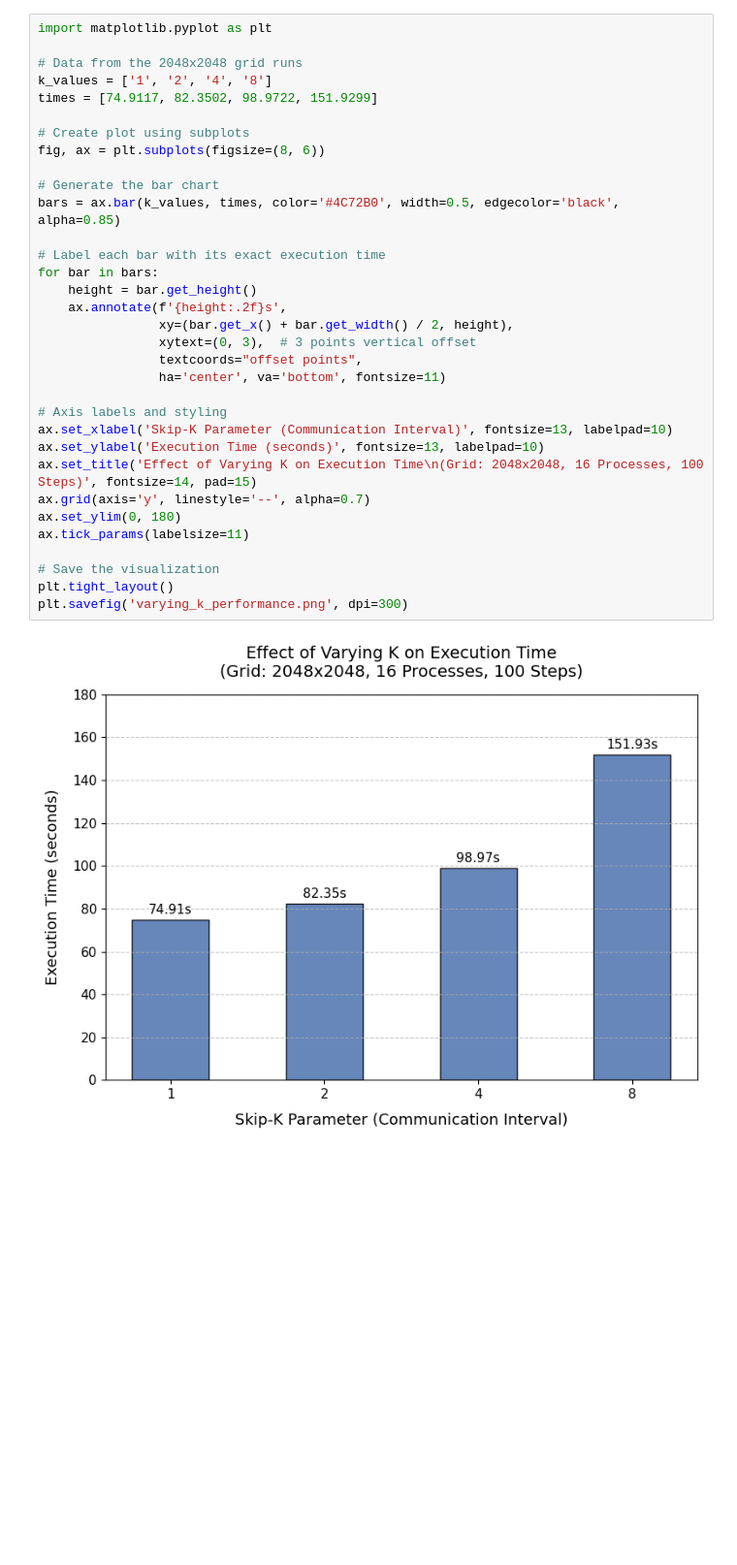
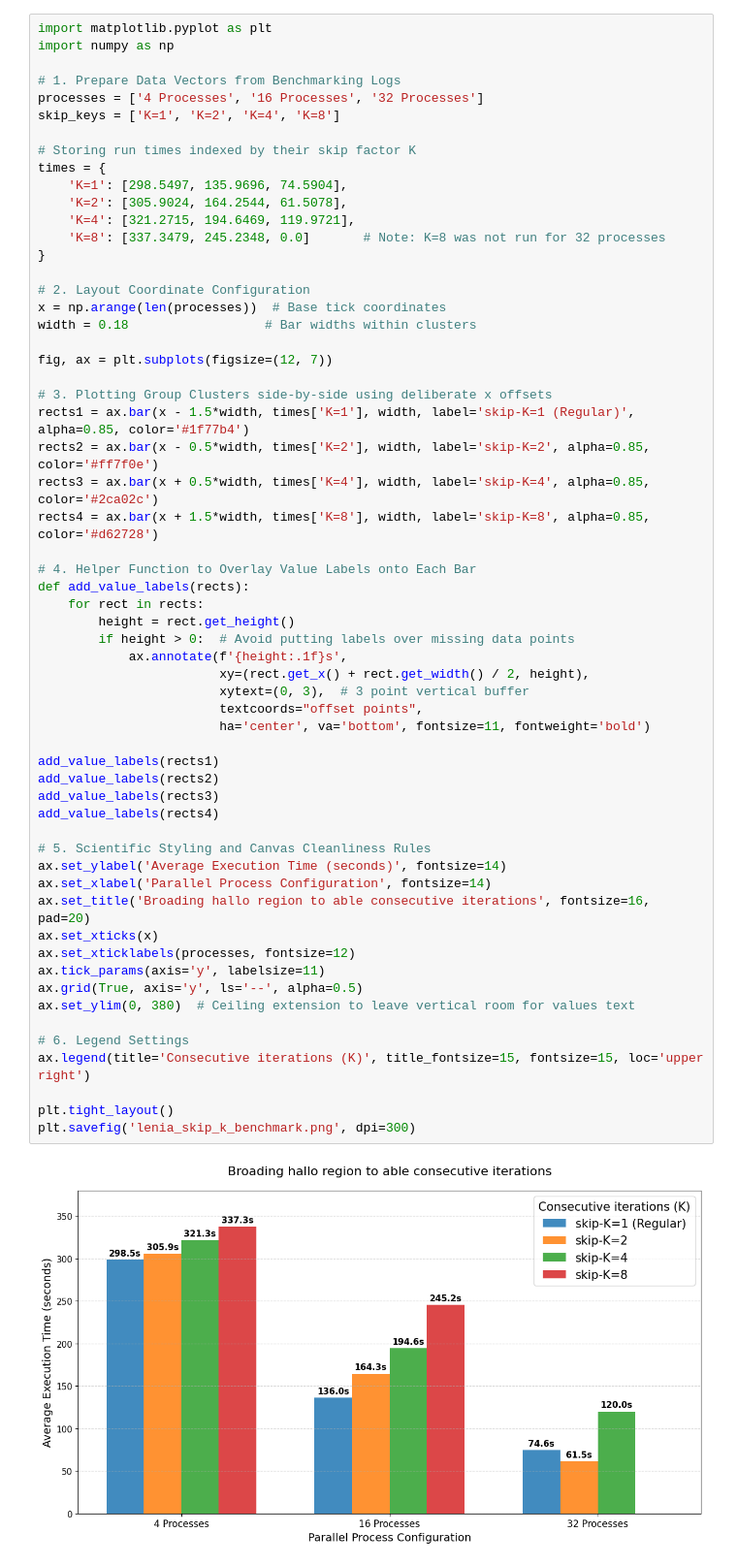
Before and after one commit to GuillemMasdemont/HPC, a Jupyter notebook: labs/05-Assignment4-MPI/report/notebook_5.ipynb, the cells around one changed output. Shown at 97% size. Drawn from its saved outputs; the diff is of its cells as text; blank space fills up the shorter version.

```diff
--- a/labs/05-Assignment4-MPI/report/notebook_5.ipynb
+++ b/labs/05-Assignment4-MPI/report/notebook_5.ipynb
@@ -87,35 +158,61 @@ plt.show()
 # %%
 import matplotlib.pyplot as plt
+import numpy as np
 
-# Data from the 2048x2048 grid runs
-k_values = ['1', '2', '4', '8']
-times = [74.9117, 82.3502, 98.9722, 151.9299]
+# 1. Prepare Data Vectors from Benchmarking Logs
+processes = ['4 Processes', '16 Processes', '32 Processes']
+skip_keys = ['K=1', 'K=2', 'K=4', 'K=8']
 
-# Create plot using subplots
-fig, ax = plt.subplots(figsize=(8, 6))
+# Storing run times indexed by their skip factor K
+times = {
+    'K=1': [298.5497, 135.9696, 74.5904],
+    'K=2': [305.9024, 164.2544, 61.5078],
+    'K=4': [321.2715, 194.6469, 119.9721],
+    'K=8': [337.3479, 245.2348, 0.0]       # Note: K=8 was not run for 32 processes
+}
 
-# Generate the bar chart
-bars = ax.bar(k_values, times, color='#4C72B0', width=0.5, edgecolor='black', alpha=0.85)
+# 2. Layout Coordinate Configuration
+x = np.arange(len(processes))  # Base tick coordinates
+width = 0.18                  # Bar widths within clusters
 
-# Label each bar with its exact execution time
-for bar in bars:
-    height = bar.get_height()
-    ax.annotate(f'{height:.2f}s',
-                xy=(bar.get_x() + bar.get_width() / 2, height),
-                xytext=(0, 3),  # 3 points vertical offset
-                textcoords="offset points",
-                ha='center', va='bottom', fontsize=11)
+fig, ax = plt.subplots(figsize=(12, 7))
 
-# Axis labels and styling
-ax.set_xlabel('Skip-K Parameter (Communication Interval)', fontsize=13, labelpad=10)
-ax.set_ylabel('Execution Time (seconds)', fontsize=13, labelpad=10)
-ax.set_title('Effect of Varying K on Execution Time\n(Grid: 2048x2048, 16 Processes, 100 Steps)', fontsize=14, pad=15)
-ax.grid(axis='y', linestyle='--', alpha=0.7)
-ax.set_ylim(0, 180)
-ax.tick_params(labelsize=11)
+# 3. Plotting Group Clusters side-by-side using deliberate x offsets
+rects1 = ax.bar(x - 1.5*width, times['K=1'], width, label='skip-K=1 (Regular)', alpha=0.85, color='#1f77b4')
+rects2 = ax.bar(x - 0.5*width, times['K=2'], width, label='skip-K=2', alpha=0.85, color='#ff7f0e')
+rects3 = ax.bar(x + 0.5*width, times['K=4'], width, label='skip-K=4', alpha=0.85, color='#2ca02c')
+rects4 = ax.bar(x + 1.5*width, times['K=8'], width, label='skip-K=8', alpha=0.85, color='#d62728')
 
-# Save the visualization
+# 4. Helper Function to Overlay Value Labels onto Each Bar
+def add_value_labels(rects):
+    for rect in rects:
+        height = rect.get_height()
+        if height > 0:  # Avoid putting labels over missing data points
+            ax.annotate(f'{height:.1f}s',
+                        xy=(rect.get_x() + rect.get_width() / 2, height),
+                        xytext=(0, 3),  # 3 point vertical buffer
+                        textcoords="offset points",
+                        ha='center', va='bottom', fontsize=11, fontweight='bold')
+
+add_value_labels(rects1)
+add_value_labels(rects2)
+add_value_labels(rects3)
+add_value_labels(rects4)
+
+# 5. Scientific Styling and Canvas Cleanliness Rules
+ax.set_ylabel('Average Execution Time (seconds)', fontsize=14)
+ax.set_xlabel('Parallel Process Configuration', fontsize=14)
+ax.set_title('Broading hallo region to able consecutive iterations', fontsize=16, pad=20)
+ax.set_xticks(x)
+ax.set_xticklabels(processes, fontsize=12)
+ax.tick_params(axis='y', labelsize=11)
+ax.grid(True, axis='y', ls='--', alpha=0.5)
+ax.set_ylim(0, 380)  # Ceiling extension to leave vertical room for values text
+
+# 6. Legend Settings
+ax.legend(title='Consecutive iterations (K)', title_fontsize=15, fontsize=15, loc='upper right')
+
 plt.tight_layout()
-plt.savefig('varying_k_performance.png', dpi=300)
+plt.savefig('lenia_skip_k_benchmark.png', dpi=300)
 # %% [output]
-[figure, old version]
+[figure, new version]
```
Also changed, not shown: parts of 2 cells of this notebook, 10 other files.
